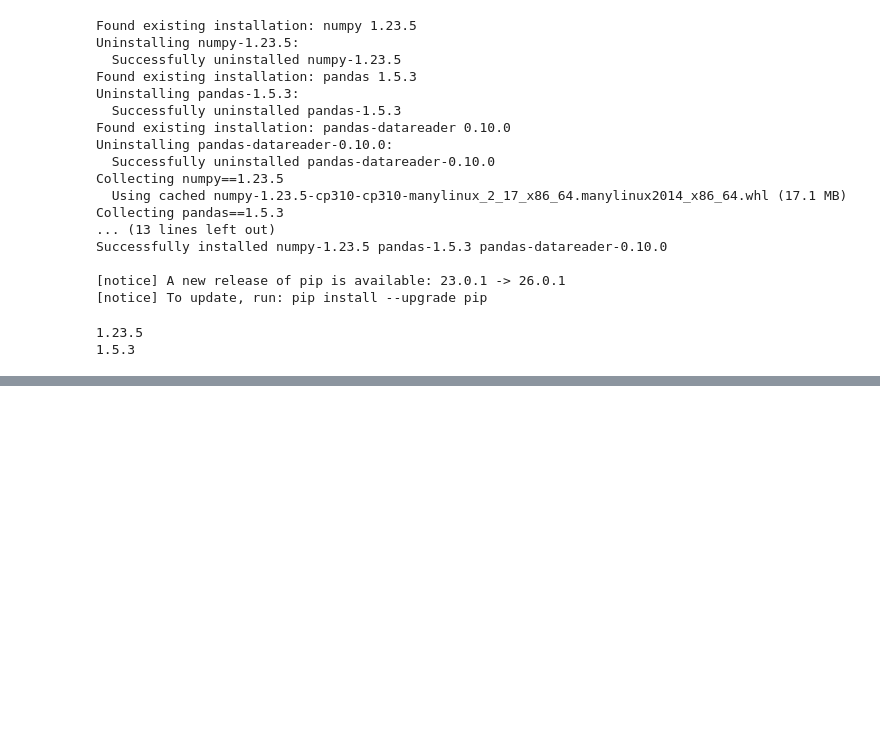
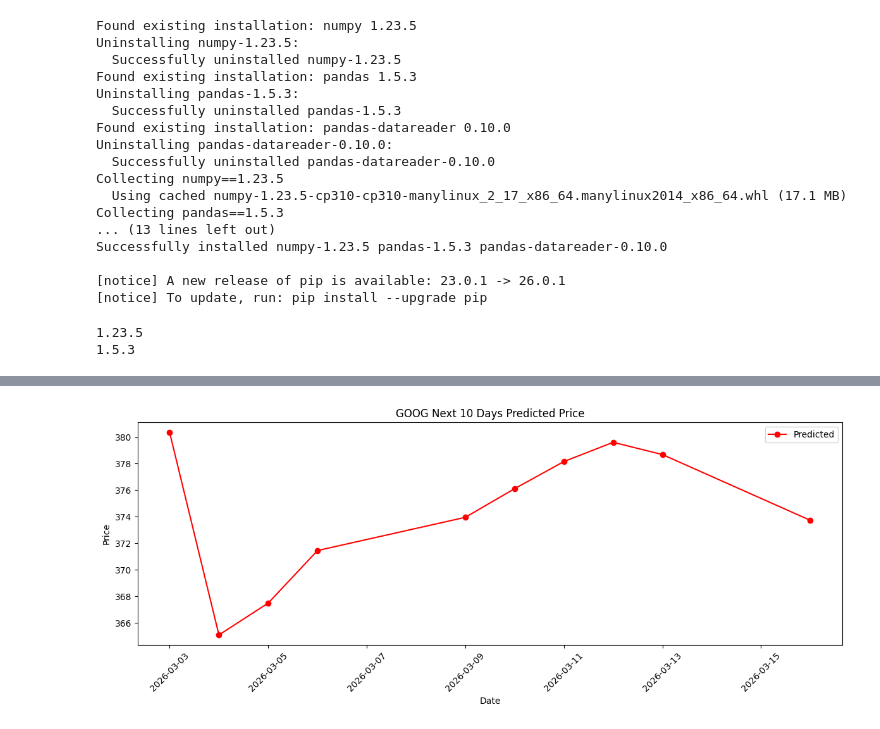
Before and after one commit to AnkitaJaiswal375/Stock-Market-Forecasting, a Jupyter notebook: test.ipynb, the cells around one changed output, grey strips where cells are left out. Saved outputs shown, nothing was run; the diff lists cells and outputs as text; code cells hidden in the pictures; blank space fills up the shorter version.

```diff
--- a/test.ipynb
+++ b/test.ipynb
@@ -114,7 +131,3 @@ print(df1)
-# %%
-training_size=int(len(df1)*0.65)
-test_size=len(df1)-training_size
-train_data,test_data=df1[0:training_size,:],df1[training_size:len(df1),:1]
 # %%
 training_size,test_size
 # %% [output]
@@ -172,0 +300,50 @@ X_test = X_test.reshape(X_test.shape[0],X_test.shape[1] , 1)
+# %%
+### Predict Next 10 Days
+import numpy as np
+
+# Take the last 100 days from the scaled data as input
+last_100_days = df1_2d[len(df1_2d) - look_back:]  # shape (100, 1)
+
+predictions = []
+current_input = last_100_days.copy()
+
+for i in range(10):
+    # Reshape to (1, 100, 1) for LSTM input
+    x_input = current_input.reshape(1, look_back, 1)
+
+    # Predict next day
+    next_pred = model.predict(x_input, verbose=0)
+
+    # Store prediction
+    predictions.append(next_pred[0][0])
+
+    # Slide the window - remove first day, add predicted day
+    current_input = numpy.append(current_input[1:], next_pred).reshape(-1, 1)
+
+# Inverse transform to get actual prices
+predictions = numpy.array(predictions).reshape(-1, 1)
+predictions_actual = scaler.inverse_transform(predictions)
+
+# Display results
+import pandas as pd
+last_date = pd.to_datetime(df['date'].iloc[-1], utc=True)
+future_dates = pd.bdate_range(start=last_date + pd.Timedelta(days=1), periods=10)  # business days only
+
+result_df = pd.DataFrame({
+    'Date': future_dates,
+    'Predicted Close Price': predictions_actual.flatten()
+})
+
+print(result_df.to_string(index=False))
+
+# Plot
+plt.figure(figsize=(12, 5))
+plt.plot(future_dates, predictions_actual, marker='o', color='red', label='Predicted')
+plt.title('GOOG Next 10 Days Predicted Price')
+plt.xlabel('Date')
+plt.ylabel('Price')
+plt.legend()
+plt.xticks(rotation=45)
+plt.tight_layout()
+plt.show()
+# %% [output]
@@ -172,0 +361 @@ X_test = X_test.reshape(X_test.shape[0],X_test.shape[1] , 1)
+[figure, added]
```
Also changed, not shown: parts of 22 cells of this notebook, 1 other file.
